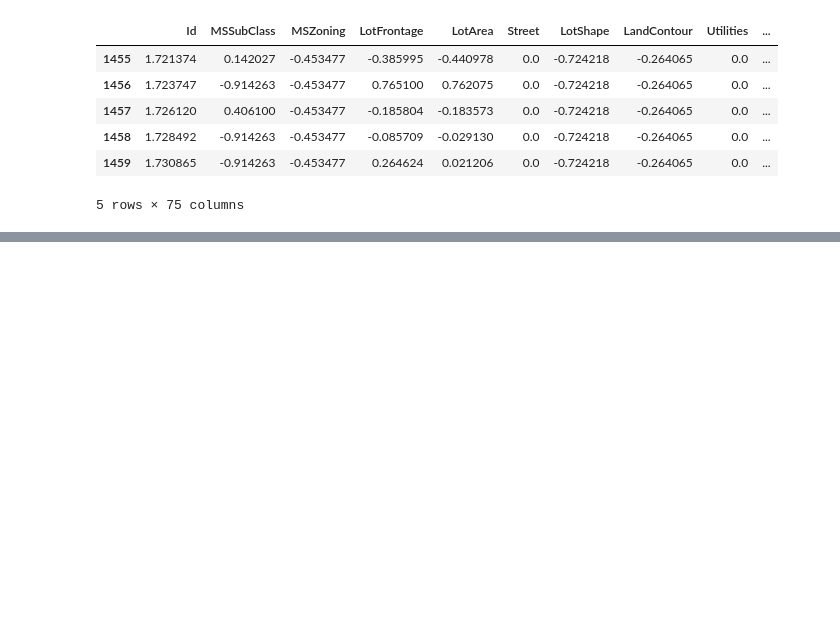
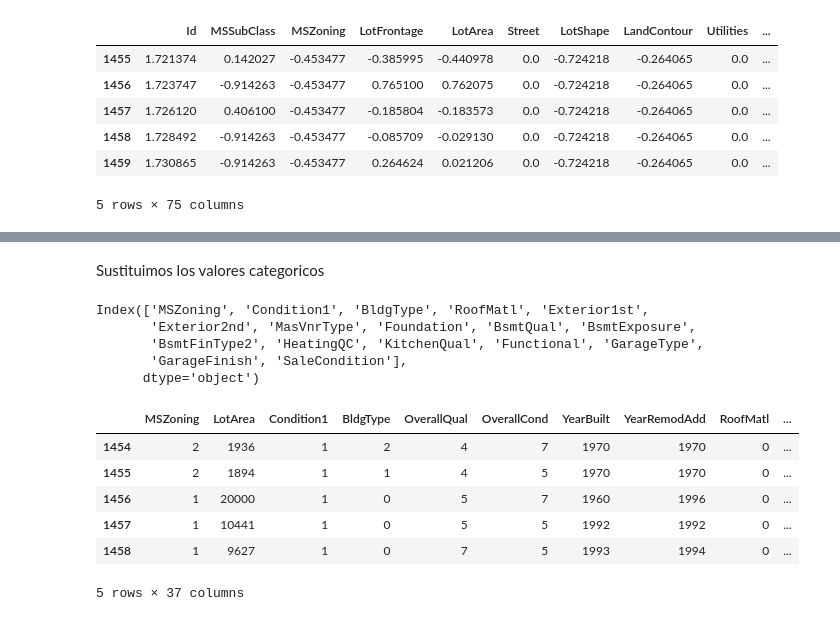
Before and after one commit to LaloVene/Kaggle-House-Prices, a Jupyter notebook: house_prices.ipynb, the cells around one changed output, grey strips where cells are left out. Saved outputs shown, nothing was run; the diff lists cells and outputs as text; code cells hidden in the pictures; blank space fills up the shorter version.

```diff
--- a/house_prices.ipynb
+++ b/house_prices.ipynb
@@ -315,0 +496,32 @@ scores.mean()
+# %% [markdown]
+Sustituimos los valores categoricos
+# %%
+obj_col = df_test.select_dtypes("object").columns
+print(obj_col)
+
+sust = []
+for col in obj_col:
+    dic = {}
+    for i,t in enumerate(df_test[col].unique()):
+        dic[t] = i
+    sust.append(dic)
+
+cleanup_nums = dict()
+for i in range(len(obj_col)):
+    cleanup_nums[obj_col[i]] = sust[i]
+
+df_test1 = df_test.replace(cleanup_nums, inplace = False)
+df_test1.tail()
+# %% [output]
+Index(['MSZoning', 'Condition1', 'BldgType', 'RoofMatl', 'Exterior1st',
+       'Exterior2nd', 'MasVnrType', 'Foundation', 'BsmtQual', 'BsmtExposure',
+       'BsmtFinType2', 'HeatingQC', 'KitchenQual', 'Functional', 'GarageType',
+       'GarageFinish', 'SaleCondition'],
+      dtype='object')
+|  | MSZoning | LotArea | Condition1 | BldgType | OverallQual | OverallCond | YearBuilt | YearRemodAdd | RoofMatl | ... |
+| 1454 | 2 | 1936 | 1 | 2 | 4 | 7 | 1970 | 1970 | 0 | ... |
+| 1455 | 2 | 1894 | 1 | 1 | 4 | 5 | 1970 | 1970 | 0 | ... |
+| 1456 | 1 | 20000 | 1 | 0 | 5 | 7 | 1960 | 1996 | 0 | ... |
+| 1457 | 1 | 10441 | 1 | 0 | 5 | 5 | 1992 | 1992 | 0 | ... |
+| 1458 | 1 | 9627 | 1 | 0 | 7 | 5 | 1993 | 1994 | 0 | ... |
+5 rows × 37 columns
```
Also changed, not shown: parts of 59 cells of this notebook, 1 other file.
